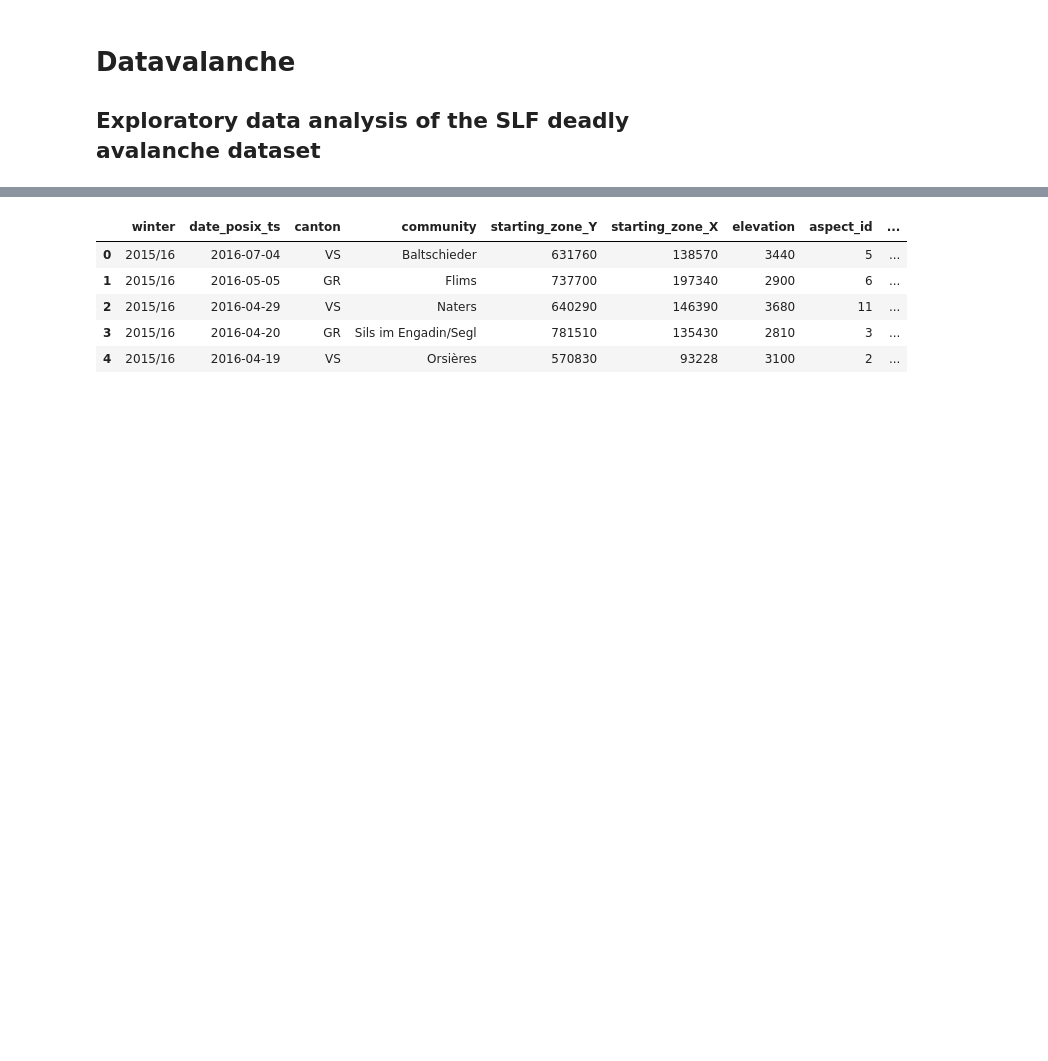
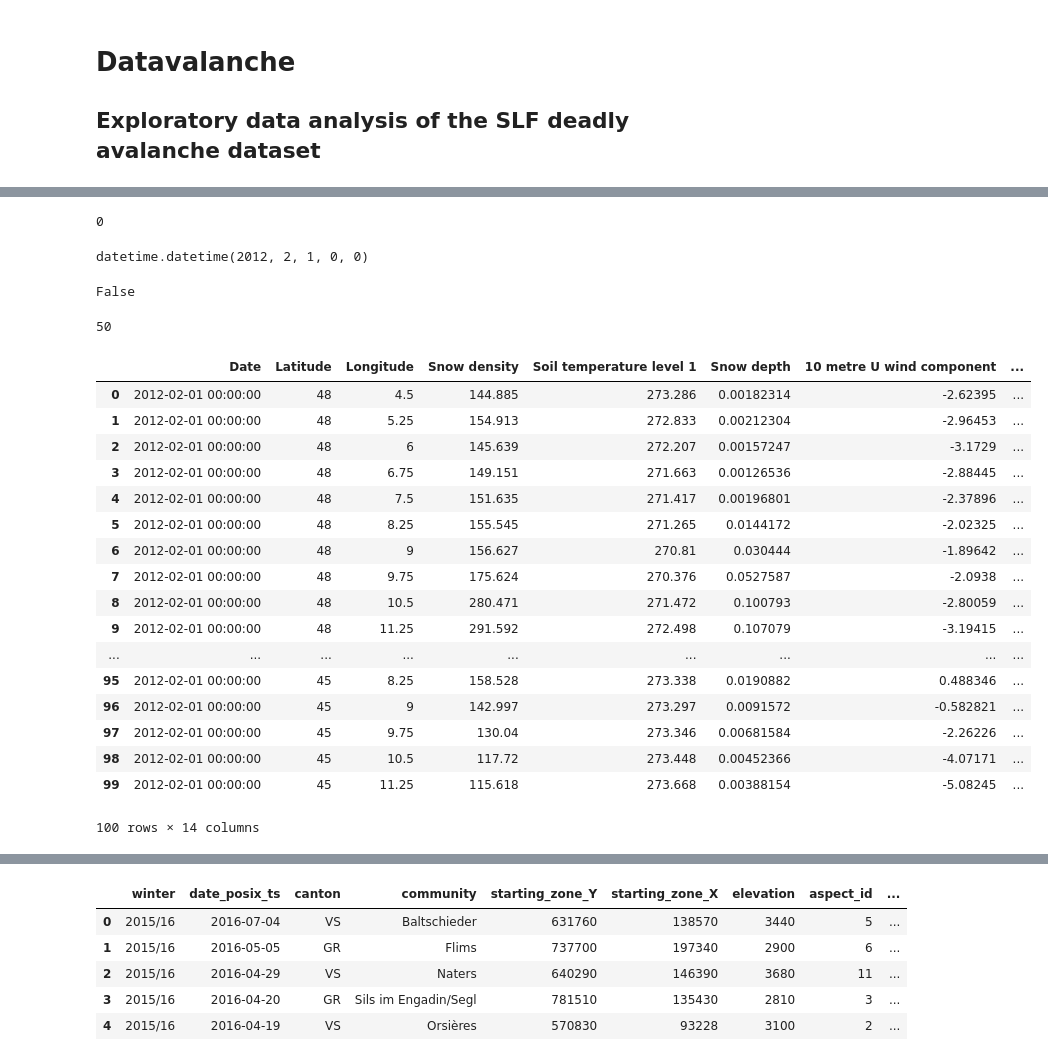
Before and after one commit to Pamoi/datavalanche, a Jupyter notebook: src/datavalanche.ipynb, the cells around one changed output, grey strips where cells are left out. Drawn from its saved outputs; the diff is of its cells as text; code cells hidden in the pictures; blank space fills up the shorter version.

Commit message:
grib to dataframe conversion method and an example grib file

```diff
--- a/src/datavalanche.ipynb
+++ b/src/datavalanche.ipynb
@@ -13,0 +17,2 @@ import helpers
+# %%
+grbs = pygrib.open('testdata.grb')
@@ -13,0 +37,14 @@ import helpers
+# %%
+x.hour
+# %% [output]
+0
+# %%
+t.analDate
+# %% [output]
+datetime.datetime(2012, 2, 1, 0, 0)
+# %%
+x = []
+h = "h" in x
+x.
+# %% [output]
+False
@@ -13,0 +53,26 @@ import helpers
+# %%
+grbs[1].latlons()[0].size
+# %% [output]
+50
+# %%
+df = helpers.grib_to_dataframe(grbs, 22)
+df
+# %% [output]
+|  | Date | Latitude | Longitude | Snow density | Soil temperature level 1 | Snow depth | 10 metre U wind component | ... |
+| 0 | 2012-02-01 00:00:00 | 48 | 4.5 | 144.885 | 273.286 | 0.00182314 | -2.62395 | ... |
+| 1 | 2012-02-01 00:00:00 | 48 | 5.25 | 154.913 | 272.833 | 0.00212304 | -2.96453 | ... |
+| 2 | 2012-02-01 00:00:00 | 48 | 6 | 145.639 | 272.207 | 0.00157247 | -3.1729 | ... |
+| 3 | 2012-02-01 00:00:00 | 48 | 6.75 | 149.151 | 271.663 | 0.00126536 | -2.88445 | ... |
+| 4 | 2012-02-01 00:00:00 | 48 | 7.5 | 151.635 | 271.417 | 0.00196801 | -2.37896 | ... |
+| 5 | 2012-02-01 00:00:00 | 48 | 8.25 | 155.545 | 271.265 | 0.0144172 | -2.02325 | ... |
+| 6 | 2012-02-01 00:00:00 | 48 | 9 | 156.627 | 270.81 | 0.030444 | -1.89642 | ... |
+| 7 | 2012-02-01 00:00:00 | 48 | 9.75 | 175.624 | 270.376 | 0.0527587 | -2.0938 | ... |
+| 8 | 2012-02-01 00:00:00 | 48 | 10.5 | 280.471 | 271.472 | 0.100793 | -2.80059 | ... |
+| 9 | 2012-02-01 00:00:00 | 48 | 11.25 | 291.592 | 272.498 | 0.107079 | -3.19415 | ... |
+| ... | ... | ... | ... | ... | ... | ... | ... | ... |
+| 95 | 2012-02-01 00:00:00 | 45 | 8.25 | 158.528 | 273.338 | 0.0190882 | 0.488346 | ... |
+| 96 | 2012-02-01 00:00:00 | 45 | 9 | 142.997 | 273.297 | 0.0091572 | -0.582821 | ... |
+| 97 | 2012-02-01 00:00:00 | 45 | 9.75 | 130.04 | 273.346 | 0.00681584 | -2.26226 | ... |
+| 98 | 2012-02-01 00:00:00 | 45 | 10.5 | 117.72 | 273.448 | 0.00452366 | -4.07171 | ... |
+| 99 | 2012-02-01 00:00:00 | 45 | 11.25 | 115.618 | 273.668 | 0.00388154 | -5.08245 | ... |
+100 rows × 14 columns
```
Also changed, not shown: parts of 14 cells of this notebook, 2 other files.
